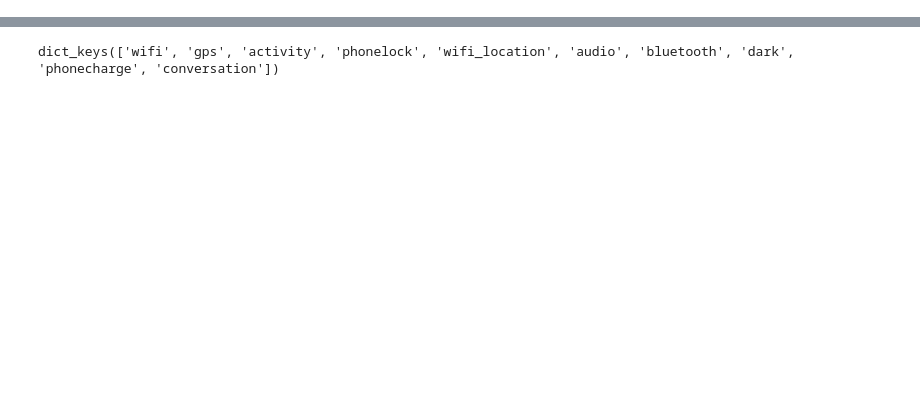
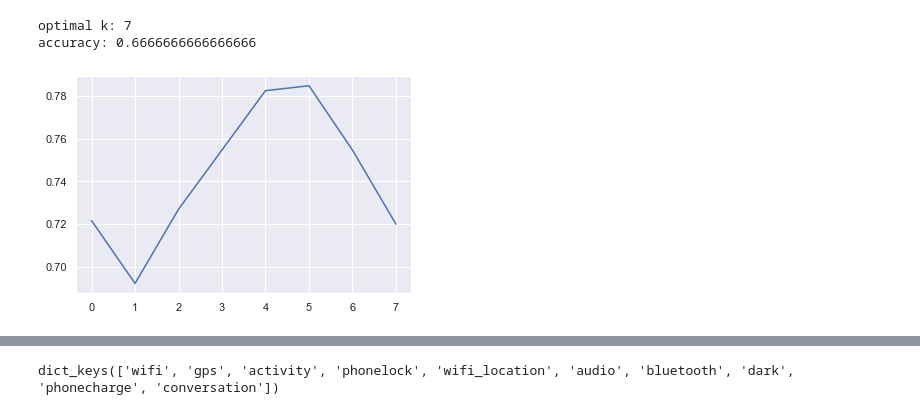
Before and after one commit to shizhs/COMP9417-Project, a Jupyter notebook: Project.ipynb, the cells around one changed output, grey strips where cells are left out. Cells and saved outputs as stored; diff of their text form; code cells hidden in the pictures; blank space fills up the shorter version.

```diff
--- a/Project.ipynb
+++ b/Project.ipynb
@@ -277,6 +26,0 @@ accuracy: 0.7
-# %%
-logit = linear_model.LogisticRegression(random_state=0, solver='lbfgs')
-X_train, X_test, y_train, y_test = train_test_split(X, df_neg_post.to_numpy().ravel(), random_state=42)
-logit.fit(X_train, y_train)
-pred = logit.predict(X_test)
-accuracy_score(y_test, pred)
@@ -419,0 +294,11 @@ inputs[''][2].head(50)
+# %%
+### Convert score to binary data ###
+def binarize(df, threshold):
+    m = threshold
+    if m < 1:
+        df[df.iloc[:, 0] > m] = 1
+        df[df.iloc[:, 0] <= m] = 0
+    else:
+        df[df.iloc[:, 0] <= m] = 0
+        df[df.iloc[:, 0] > m] = 1
+    return df
@@ -419,0 +412,36 @@ inputs[''][2].head(50)
+# %%
+new_df_lock = pd.DataFrame(columns = ['lock'])
+new_df_conversation = pd.DataFrame(columns = ['conversation'])
+new_df_walk = pd.DataFrame(columns = ['walk'])
+new_df_run = pd.DataFrame(columns = ['run'])
+new_df_sleep = pd.DataFrame(columns = ['sleep'])
+new_df_bt = pd.DataFrame(columns=['frequency'])
+new_df_wifi_location = pd.DataFrame(columns = ['location'])
+df_bt = inputs['bluetooth'][0].set_index('uid')
+new_df_noise = pd.DataFrame(columns=['noise'])
+for uid in df_pos_pre.index:
+    new_df_lock.loc[uid] = df_lock.loc[uid]
+    new_df_conversation.loc[uid] = df_conversation.loc[uid]
+    new_df_sleep.loc[uid] = df_sleep.loc[uid]
+    new_df_bt.loc[uid] = df_bt.loc[uid]
+    new_df_walk.loc[uid] = df_walk.loc[uid]
+    new_df_run.loc[uid] = df_run.loc[uid]
+    new_df_wifi_location.loc[uid] = df_wifi_location.loc[uid]
+    new_df_noise.loc[uid] = df_noise.loc[uid]
+#new_df_bt
+X = pd.concat([new_df_bt, new_df_conversation], axis = 1)
+#n_neighbour = roc_auc_comparison(X, df_pos_pre)
+# df = pd.DataFrame(columns = ['sum'])
+#df = df_flour_pre.iloc[:, 4:7].fillna(0).sum(axis=1)
+#df = pd.DataFrame(df, columns=['total'])
+df =df_flour_pre.iloc[:, 3:4].fillna(0)
+df.columns = ['total']
+
+# df
+df = binarize(df, 5)
+n_neighbour = roc_auc_comparison(X, df)
+KNN(X, df, n_neighbour=n_neighbour)
+# %% [output]
+optimal k: 7
+accuracy: 0.6666666666666666
+[figure, added]
```
Also changed, not shown: parts of 51 cells of this notebook.
